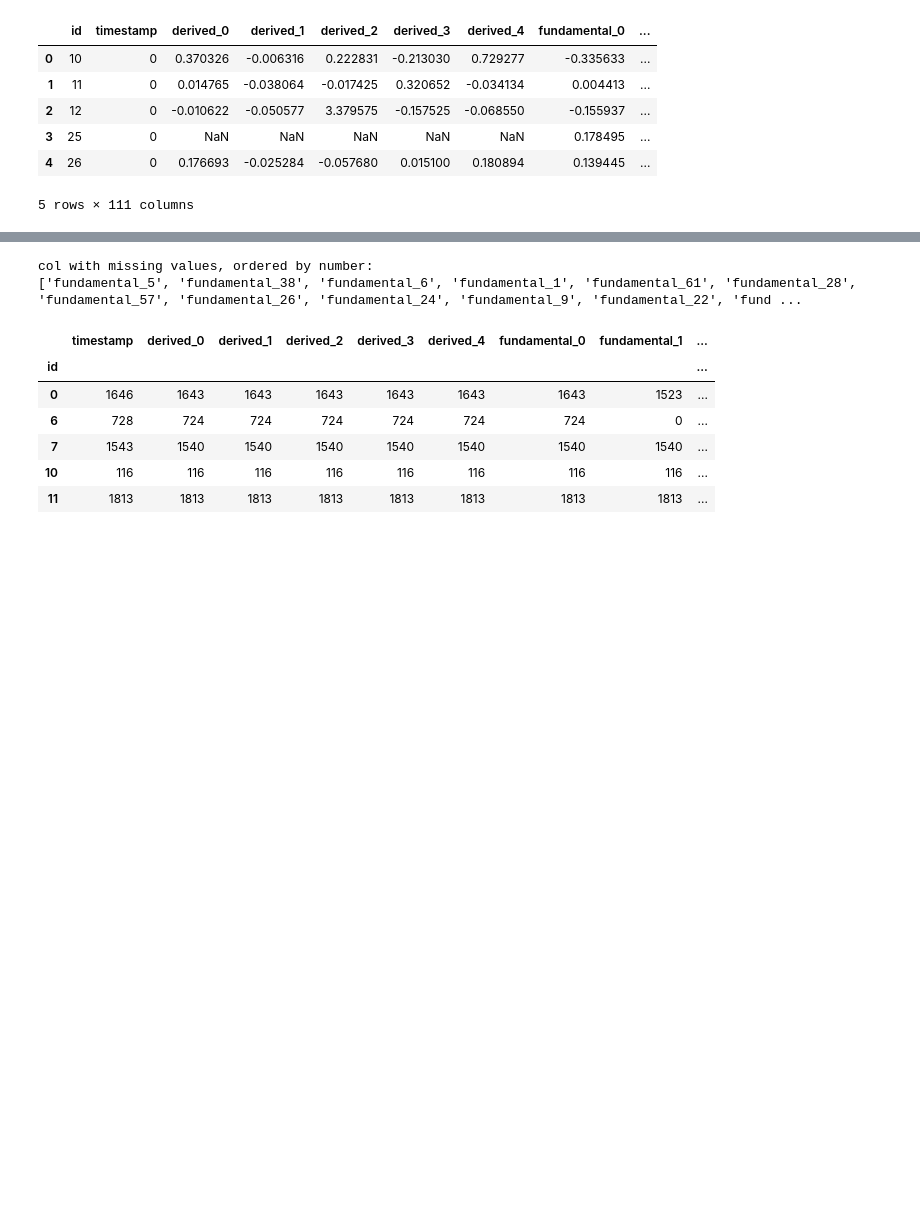
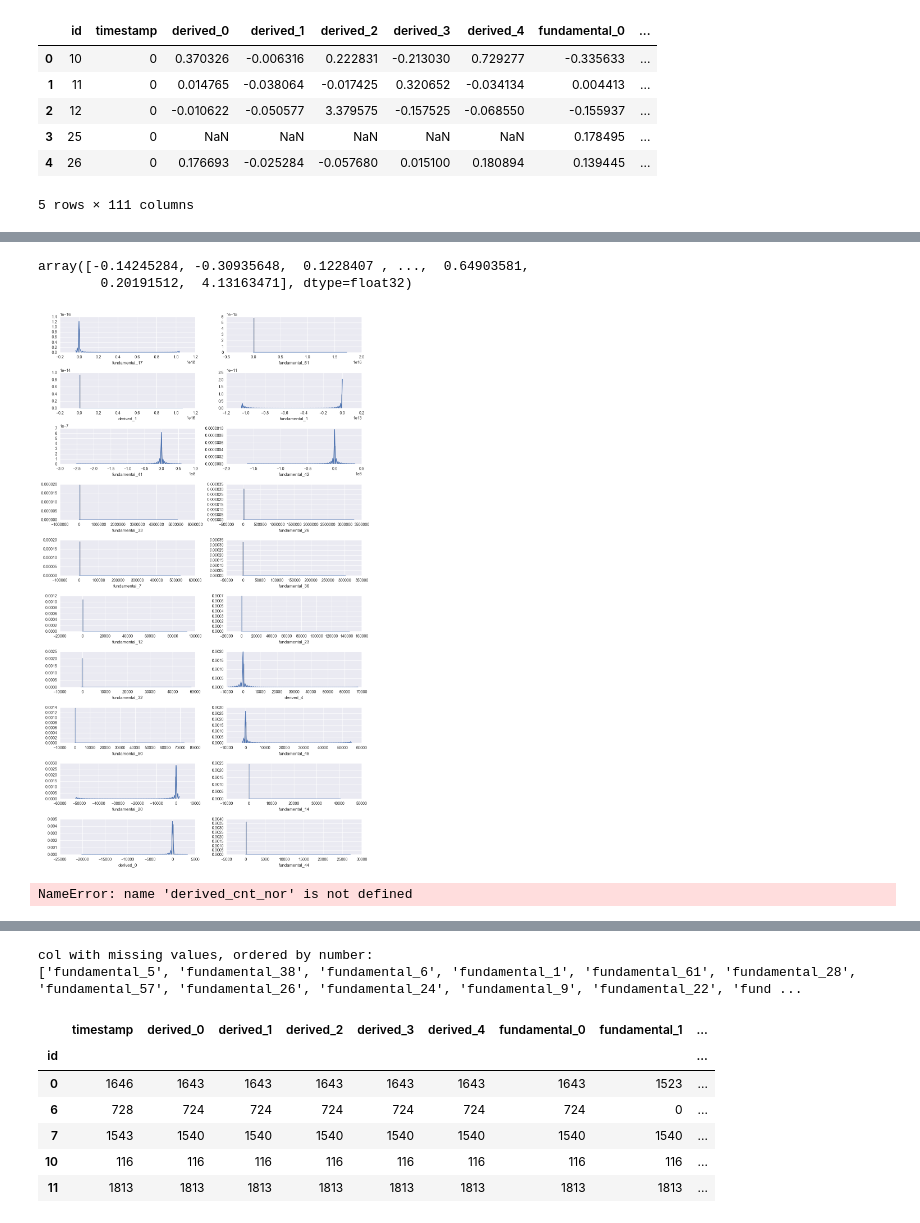
Before and after one commit to MiyainNYC/two-sigma-data-challenge, a Jupyter notebook: raw_script.ipynb, the cells around one changed output, grey strips where cells are left out. Saved outputs shown, nothing was run; the diff lists cells and outputs as text; code cells hidden in the pictures; blank space fills up the shorter version.

```diff
--- a/raw_script.ipynb
+++ b/raw_script.ipynb
@@ -50,0 +184,25 @@ pd.DataFrame(missing_ratio).plot(kind = 'bar',rot = 130,figsize = (12,4),fontsiz
+# %%
+df['technical_21'].values
+# %% [output]
+array([-0.14245284, -0.30935648,  0.1228407 , ...,  0.64903581,
+        0.20191512,  4.13163471], dtype=float32)
+# %%
+import seaborn as sns
+top_std = stats_pd.sort_values(by = 'std',ascending=False).index[:20]
+i = 0
+n_rows = 10
+n_cols = 2
+fig, axes = plt.subplots(n_rows, n_cols, figsize=(12, 20))
+for axrows in axes:
+    for ax in axrows:
+        sns.distplot(df[top_std[i]].dropna(),bins = 100,ax=ax)
+        i += 1
+plt.tight_layout()
+# %% [output]
+[figure, added]
+# %%
+print('%d out of %d normalized-able(std<1) in derived'%(derived_cnt_nor,derived_cnt))
+print('%d out of %d normalized-able in fundamental'%(fundamental_cnt_nor,fundamental_cnt))
+print('%d out of %d normalized-able in technical'%(technical_cnt_nor,technical_cnt))
+# %% [output]
+NameError: name 'derived_cnt_nor' is not defined
```
Also changed, not shown: parts of 22 cells of this notebook.
